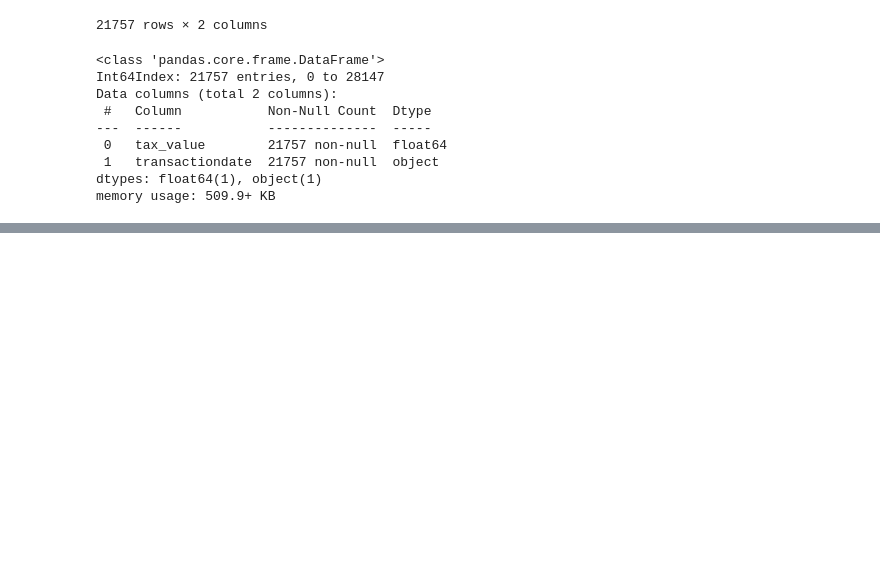
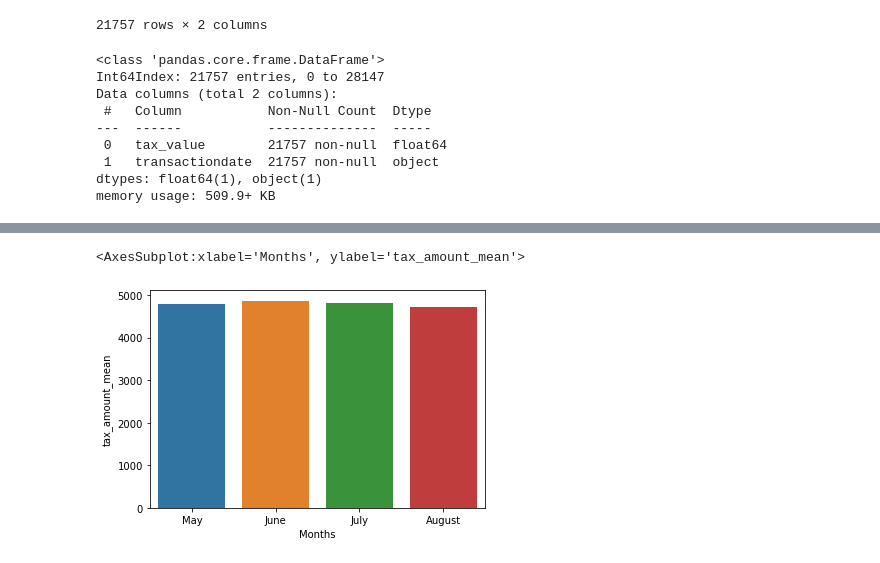
Before and after one commit to Joshua-C-Bryant/zillow_data_regression_project, a Jupyter notebook: exploration.ipynb, the cells around one changed output, grey strips where cells are left out. Drawn from its saved outputs; the diff is of its cells as text; code cells hidden in the pictures; blank space fills up the shorter version.

```diff
--- a/exploration.ipynb
+++ b/exploration.ipynb
@@ -214,0 +213,19 @@ df[df.transactiondate.str.match('2017-05')]
+# %%
+month_value = {'Months':['May','June','July','August'],\
+                'tax_value_mean':[(df[df.month=='May'].tax_value.mean()),\
+                                  (df[df.month=='June'].tax_value.mean()),\
+                                    (df[df.month=='July'].tax_value.mean()),\
+                                    (df[df.month=='August'].tax_value.mean())],
+              'tax_amount_mean':[(df[df.month=='May'].taxamount.mean()),\
+                                  (df[df.month=='June'].taxamount.mean()),\
+                                    (df[df.month=='July'].taxamount.mean()),\
+                                    (df[df.month=='August'].taxamount.mean())],
+              'tax_rate_mean': [(df[df.month=='May'].tax_rate.mean()),\
+                                  (df[df.month=='June'].tax_rate.mean()),\
+                                    (df[df.month=='July'].tax_rate.mean()),\
+                                    (df[df.month=='August'].tax_rate.mean())]}
+
+
+month_value_df = pd.DataFrame(data=month_value)
+
+month_value_df
@@ -214,0 +238,5 @@ df[df.transactiondate.str.match('2017-05')]
+# %%
+sns.barplot(x='Months',y='tax_amount_mean',data=month_value_df)
+# %% [output]
+<AxesSubplot:xlabel='Months', ylabel='tax_amount_mean'>
+[figure, added]
```
Also changed, not shown: parts of 8 cells of this notebook.
